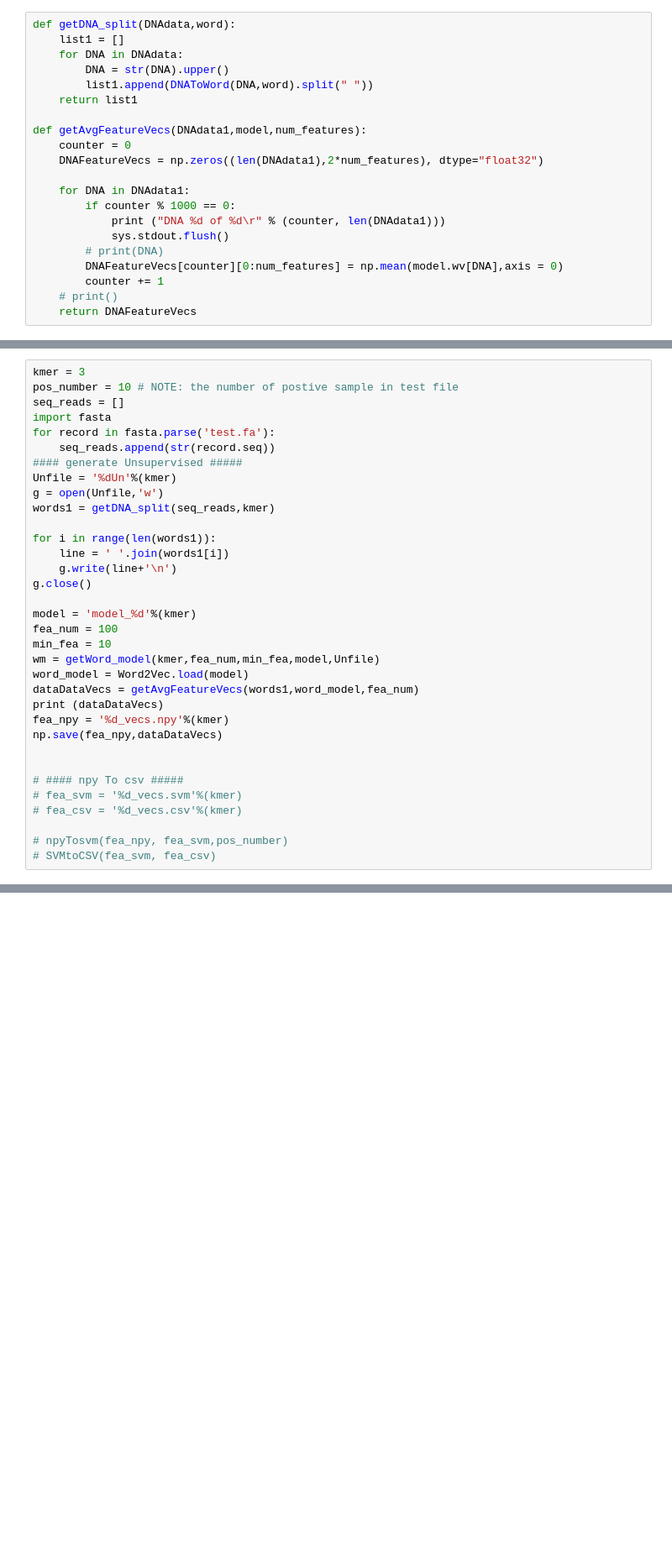
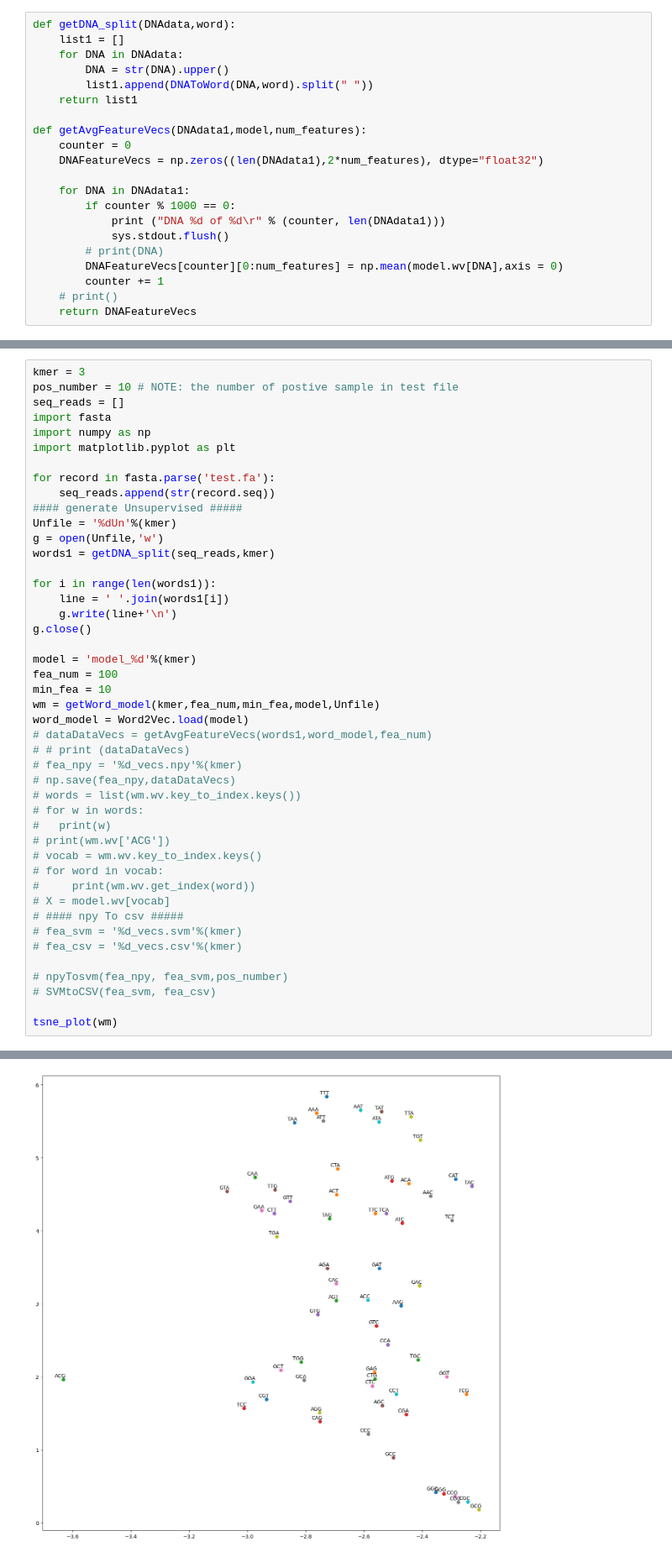
Before and after one commit to xuan13hao/alignmentGAN, a Jupyter notebook: kmer_embedding.ipynb, the cells around one changed output, grey strips where cells are left out. Shown at 84% size. Cells and saved outputs as stored; diff of their text form; blank space fills up the shorter version.

Commit message:
visualembedding

```diff
--- a/kmer_embedding.ipynb
+++ b/kmer_embedding.ipynb
@@ -123,6 +155,9 @@ kmer = 3
 pos_number = 10 # NOTE: the number of postive sample in test file
 seq_reads = []
 import fasta
+import numpy as np
+import matplotlib.pyplot as plt
+
 for record in fasta.parse('test.fa'):
     seq_reads.append(str(record.seq))
 #### generate Unsupervised #####
@@ -140,17 +175,25 @@ fea_num = 100
 min_fea = 10
 wm = getWord_model(kmer,fea_num,min_fea,model,Unfile)
 word_model = Word2Vec.load(model)
-dataDataVecs = getAvgFeatureVecs(words1,word_model,fea_num)
-print (dataDataVecs)
-fea_npy = '%d_vecs.npy'%(kmer)
-np.save(fea_npy,dataDataVecs)
-
-
+# dataDataVecs = getAvgFeatureVecs(words1,word_model,fea_num)
+# # print (dataDataVecs)
+# fea_npy = '%d_vecs.npy'%(kmer)
+# np.save(fea_npy,dataDataVecs)
+# words = list(wm.wv.key_to_index.keys())
+# for w in words:
+# 	print(w)
+# print(wm.wv['ACG'])
+# vocab = wm.wv.key_to_index.keys()
+# for word in vocab:
+#     print(wm.wv.get_index(word))
+# X = model.wv[vocab]
 # #### npy To csv #####
 # fea_svm = '%d_vecs.svm'%(kmer)
 # fea_csv = '%d_vecs.csv'%(kmer)
 
 # npyTosvm(fea_npy, fea_svm,pos_number)
 # SVMtoCSV(fea_svm, fea_csv)
+
+tsne_plot(wm)
 # %% [output]
 Loading Word2Vec model...
@@ -172,0 +200 @@ DNA 0 of 1
+[figure, added]
```
Also changed, not shown: parts of 2 cells of this notebook.
